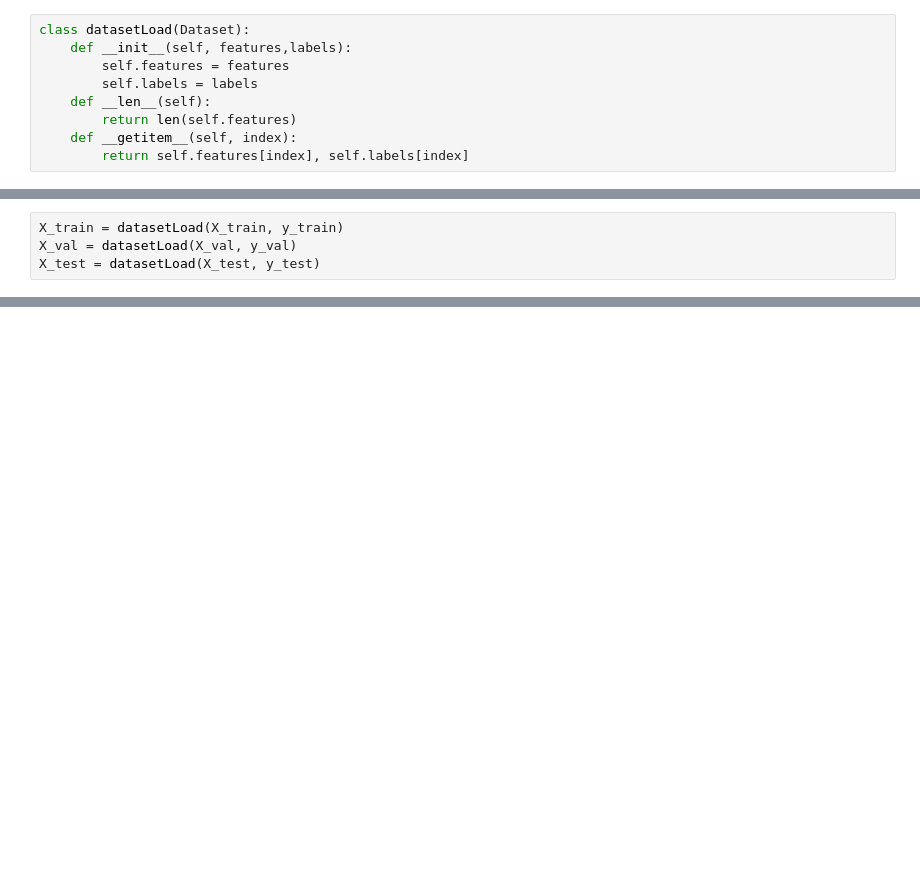
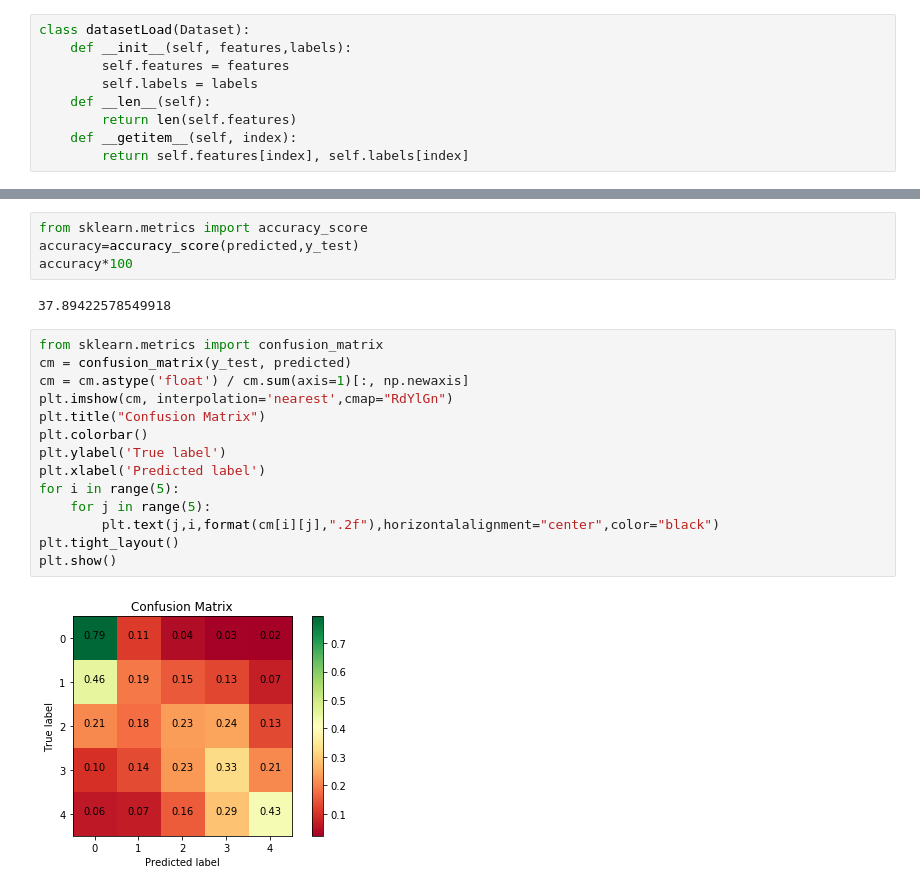
Before and after one commit to OnerInce/ml-earthquake, a Jupyter notebook: neuralNetwork.ipynb, the cells around one changed output, grey strips where cells are left out. Drawn from its saved outputs; the diff is of its cells as text; blank space fills up the shorter version.

```diff
--- a/neuralNetwork.ipynb
+++ b/neuralNetwork.ipynb
@@ -119,7 +137,3 @@ y_test = y_test[:1000]
-# %%
-X_train = datasetLoad(X_train, y_train)
-X_val = datasetLoad(X_val, y_val)
-X_test = datasetLoad(X_test, y_test)
 # %%
 train_loader = torch.utils.data.DataLoader(dataset = X_train, batch_size = batch_size, shuffle=True)
 val_loader = torch.utils.data.DataLoader(dataset = X_val, batch_size = batch_size, shuffle=True)
@@ -202,0 +291,22 @@ print(b-a)
+# %%
+from sklearn.metrics import accuracy_score
+accuracy=accuracy_score(predicted,y_test)
+accuracy*100
+# %% [output]
+37.89422578549918
+# %%
+from sklearn.metrics import confusion_matrix
+cm = confusion_matrix(y_test, predicted)
+cm = cm.astype('float') / cm.sum(axis=1)[:, np.newaxis]
+plt.imshow(cm, interpolation='nearest',cmap="RdYlGn")
+plt.title("Confusion Matrix")
+plt.colorbar()
+plt.ylabel('True label')
+plt.xlabel('Predicted label')
+for i in range(5):
+    for j in range(5):
+        plt.text(j,i,format(cm[i][j],".2f"),horizontalalignment="center",color="black")
+plt.tight_layout()
+plt.show()
+# %% [output]
+[figure, added]
```
Also changed, not shown: parts of 23 cells of this notebook.
